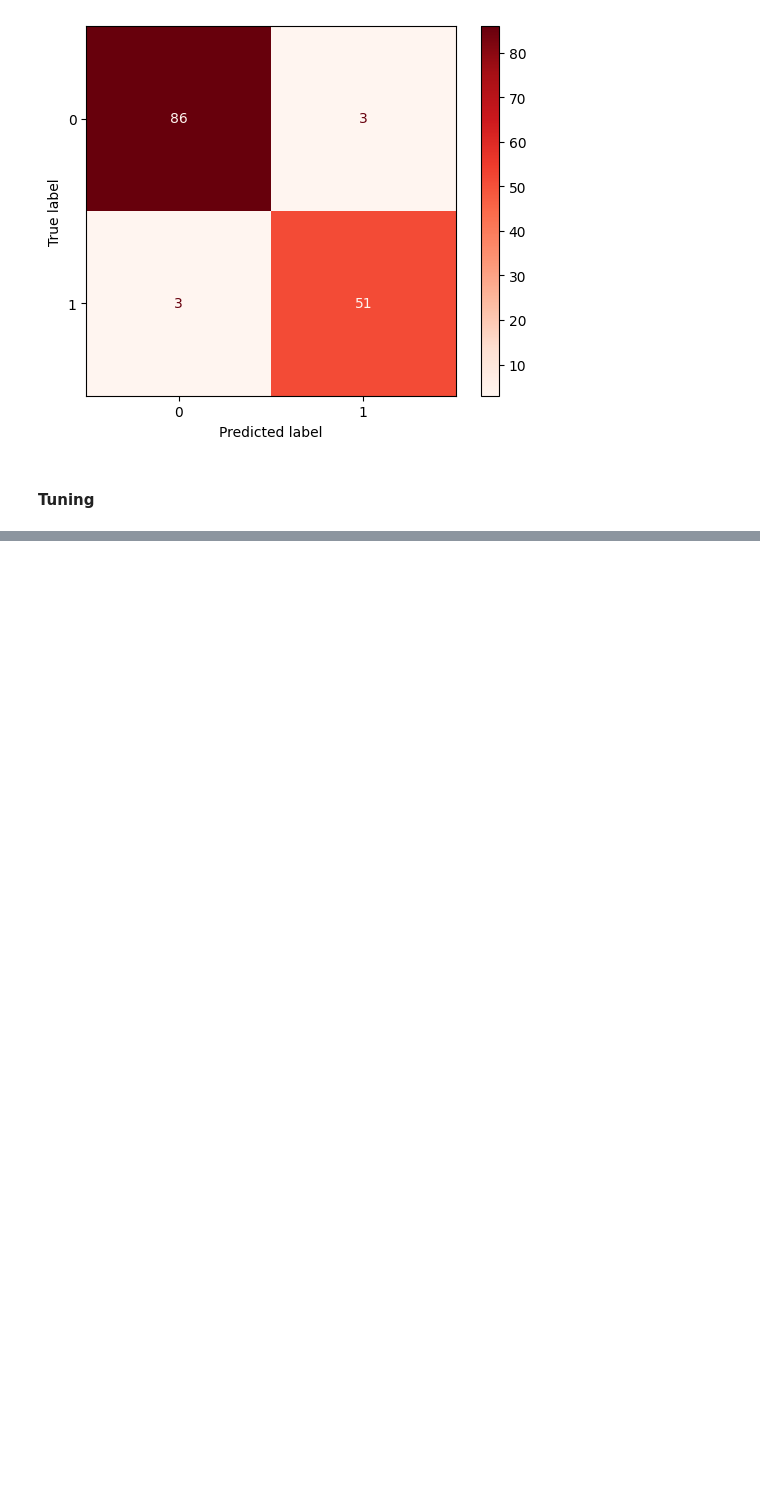
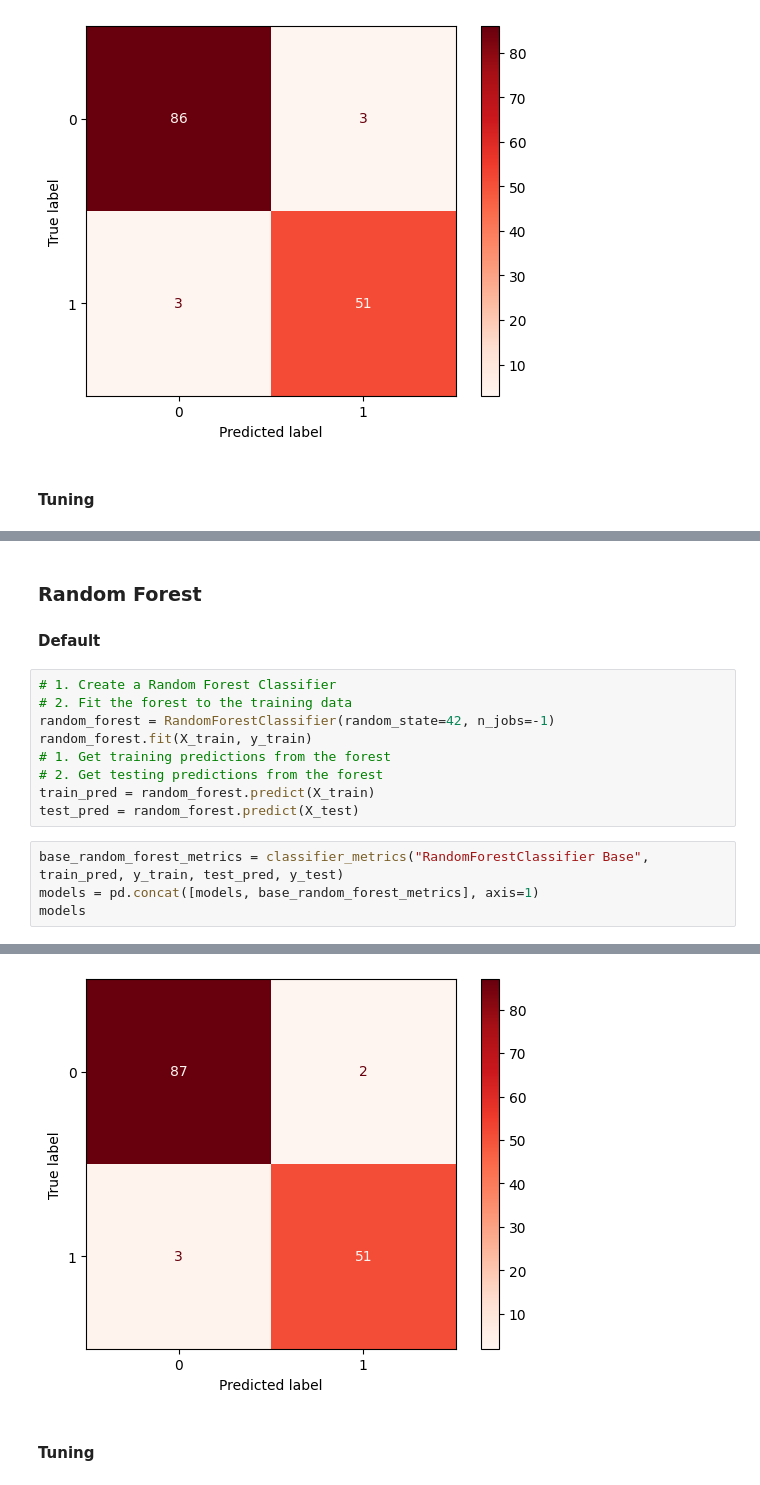
Before and after one commit to john-a-dixon/coding-dojo, a Jupyter notebook: Week 7/W7C2.ipynb, the cells around one changed output, grey strips where cells are left out. Saved outputs shown, nothing was run; the diff lists cells and outputs as text; blank space fills up the shorter version.

```diff
--- a/Week 7/W7C2.ipynb
+++ b/Week 7/W7C2.ipynb
@@ -201,0 +243,18 @@ knn_pipe.get_params()
+# %% [markdown]
+### **Random Forest**
+
+#### Default
+# %%
+# 1. Create a Random Forest Classifier
+# 2. Fit the forest to the training data
+random_forest = RandomForestClassifier(random_state=42, n_jobs=-1)
+random_forest.fit(X_train, y_train)
+# 1. Get training predictions from the forest
+# 2. Get testing predictions from the forest
+train_pred = random_forest.predict(X_train)
+test_pred = random_forest.predict(X_test)
+# %%
+base_random_forest_metrics = classifier_metrics("RandomForestClassifier Base", train_pred, y_train, test_pred, y_test)
+models = pd.concat([models, base_random_forest_metrics], axis=1)
+models
+# %% [output]
@@ -201,0 +268,3 @@ knn_pipe.get_params()
+[figure, added]
+# %% [markdown]
+#### Tuning
```
Also changed, not shown: parts of 8 cells of this notebook.
